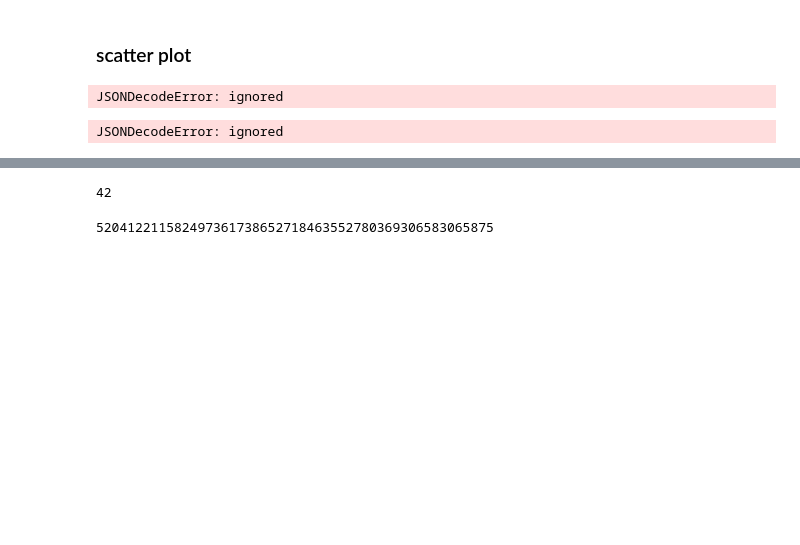
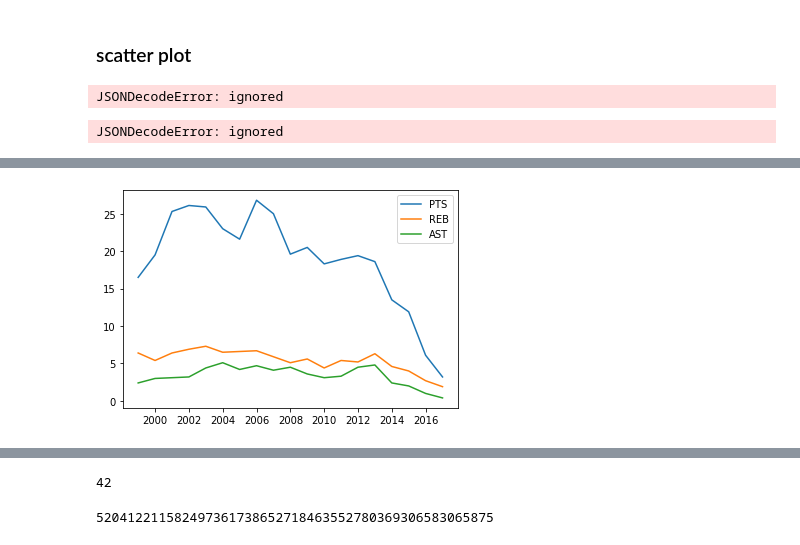
Before and after one commit to oouyang/learn_colab, a Jupyter notebook: Data_Science_in_Action.ipynb, the cells around one changed output, grey strips where cells are left out. Drawn from its saved outputs; the diff is of its cells as text; code cells hidden in the pictures; blank space fills up the shorter version.

```diff
--- a/Data_Science_in_Action.ipynb
+++ b/Data_Science_in_Action.ipynb
@@ -2047,0 +2050,32 @@ JSONDecodeError: ignored
+# %%
+from pyquery import PyQuery as pq
+import pandas as pd
+import matplotlib.pyplot as plt
+
+def get_pp_stats():
+  """
+  Get Paul Pierce stats from basketball-reference.com
+  """
+
+  stats_url = "https://www.basketball-reference.com/players/p/piercpa01.html"
+  html_doc = pq(stats_url)
+
+  pts_css = "#per_game .full_table .right:nth-child(30)"
+  ast_css = "#per_game .full_table .right:nth-child(25)"
+  reb_css = "#per_game .full_table .right:nth-child(24)"
+
+  year = [str(i)+"-01-01" for i in range(1999,2018)]
+  pts = [float(p.text) for p in html_doc(pts_css)]
+  ast = [float(a.text) for a in html_doc(ast_css)]
+  reb = [float(r.text) for r in html_doc(reb_css)]
+
+  df = pd.DataFrame()
+  df["year"] = year
+  df["pts"] = pts
+  df["ast"] = ast
+  df["reb"] = reb
+
+  return df
+
+pp_stats = get_pp_stats()
+pp_stats
@@ -2047,0 +2100,12 @@ JSONDecodeError: ignored
+# %%
+pp_stats["year"] = pd.to_datetime(pp_stats["year"])
+pp_stats = pp_stats.set_index("year")
+
+plt.plot(pp_stats["pts"])
+plt.plot(pp_stats["reb"])
+plt.plot(pp_stats["ast"])
+
+plt.legend(["PTS","REB","AST"], loc='upper right')
+plt.show()
+# %% [output]
+[figure, added]
```
Also changed, not shown: parts of 3 cells of this notebook.
